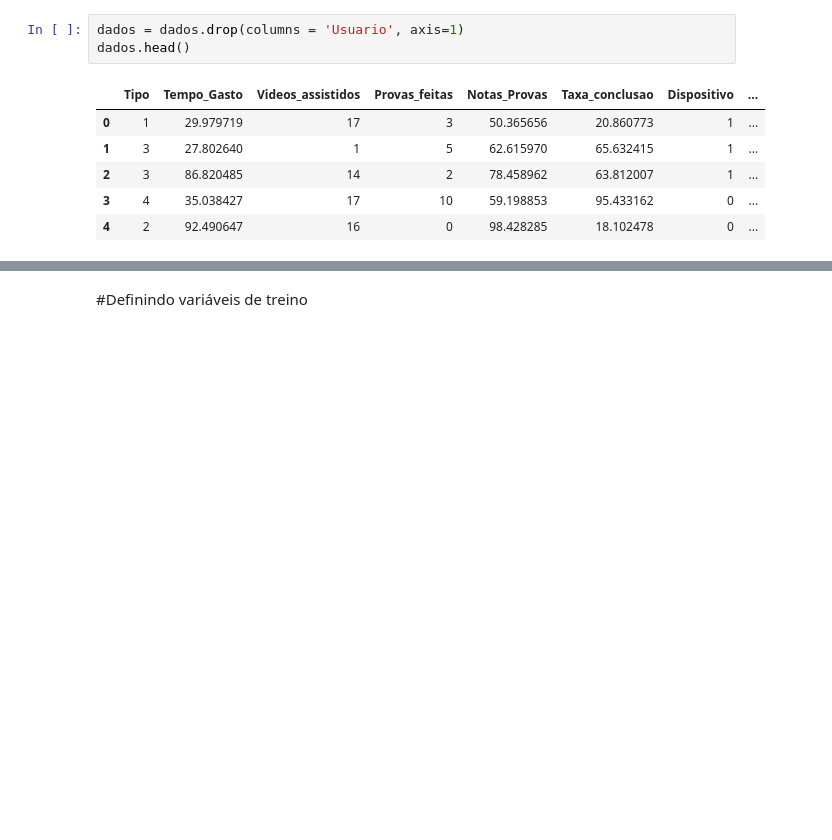
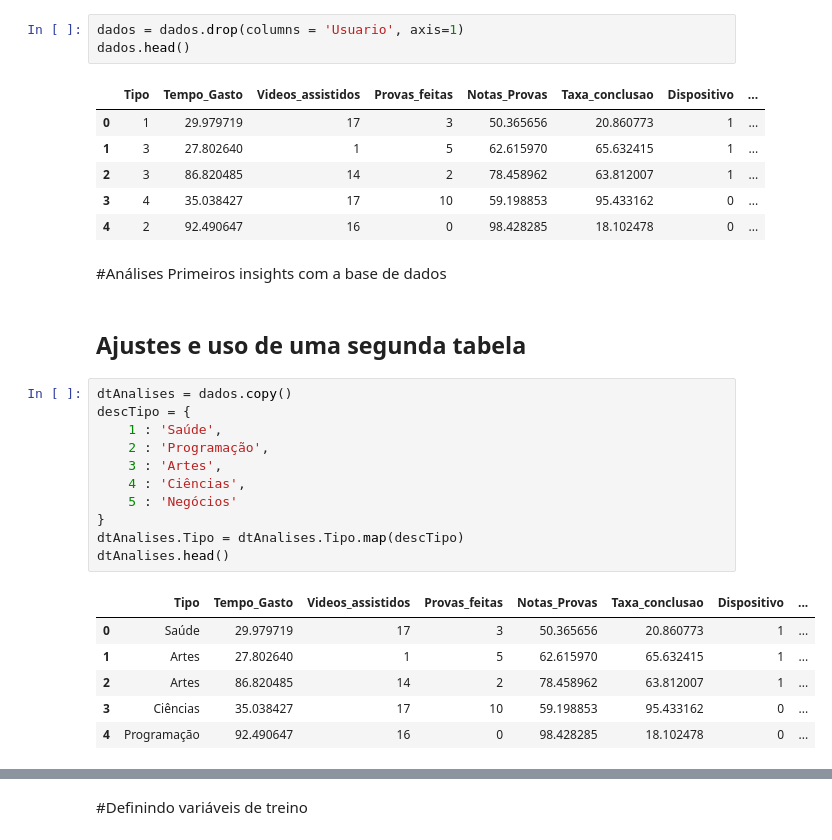
Before and after one commit to Bruno-csr/Predict_Online_Course_Engagement, a Jupyter notebook: Predict_Online_Course_Engagement.ipynb, the cells around one changed output, grey strips where cells are left out. Drawn from its saved outputs; the diff is of its cells as text; blank space fills up the shorter version.

```diff
--- a/Predict_Online_Course_Engagement.ipynb
+++ b/Predict_Online_Course_Engagement.ipynb
@@ -95,3 +98,26 @@ dados.head()
 | 2 | 3 | 86.820485 | 14 | 2 | 78.458962 | 63.812007 | 1 | ... |
 | 3 | 4 | 35.038427 | 17 | 10 | 59.198853 | 95.433162 | 0 | ... |
 | 4 | 2 | 92.490647 | 16 | 0 | 98.428285 | 18.102478 | 0 | ... |
+# %% [markdown]
+#Análises
+Primeiros insights com a base de dados
+# %% [markdown]
+## Ajustes e uso de uma segunda tabela
+# %%
+dtAnalises = dados.copy()
+descTipo = {
+    1 : 'Saúde',
+    2 : 'Programação',
+    3 : 'Artes',
+    4 : 'Ciências',
+    5 : 'Negócios'
+}
+dtAnalises.Tipo = dtAnalises.Tipo.map(descTipo)
+dtAnalises.head()
+# %% [output]
+|  | Tipo | Tempo_Gasto | Videos_assistidos | Provas_feitas | Notas_Provas | Taxa_conclusao | Dispositivo | ... |
+| 0 | Saúde | 29.979719 | 17 | 3 | 50.365656 | 20.860773 | 1 | ... |
+| 1 | Artes | 27.802640 | 1 | 5 | 62.615970 | 65.632415 | 1 | ... |
+| 2 | Artes | 86.820485 | 14 | 2 | 78.458962 | 63.812007 | 1 | ... |
+| 3 | Ciências | 35.038427 | 17 | 10 | 59.198853 | 95.433162 | 0 | ... |
+| 4 | Programação | 92.490647 | 16 | 0 | 98.428285 | 18.102478 | 0 | ... |
```
Also changed, not shown: parts of 13 cells of this notebook.
